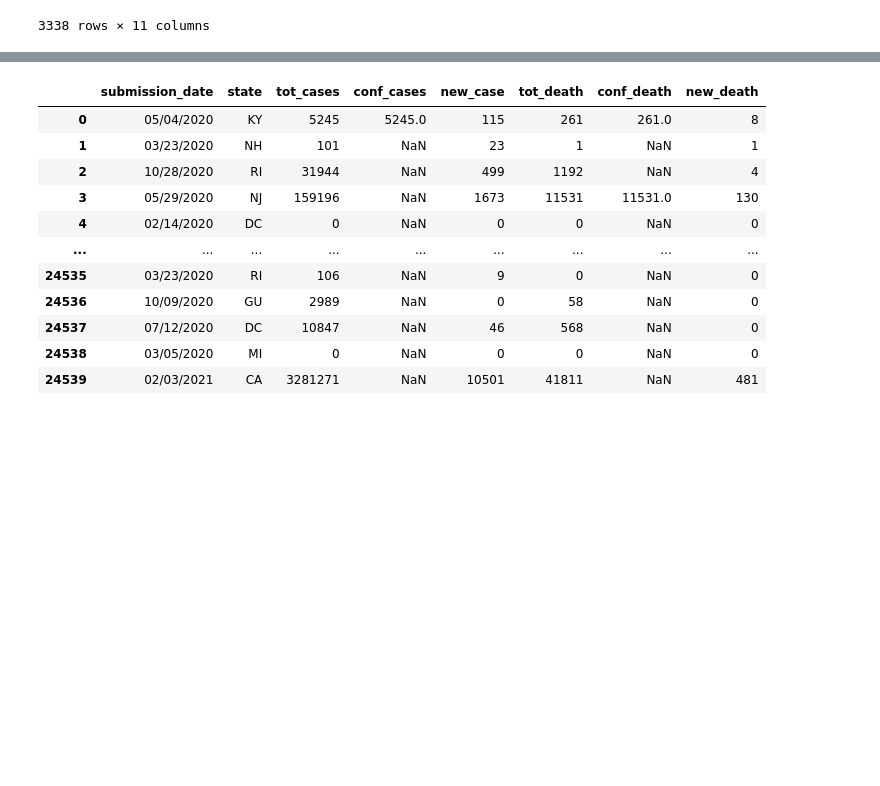
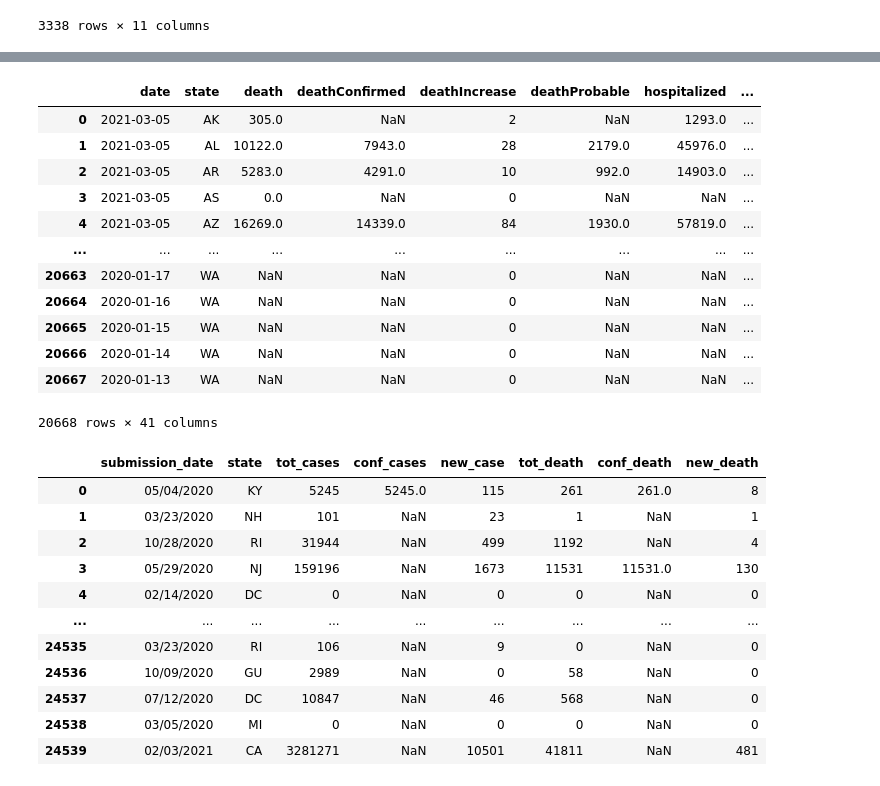
Before and after one commit to Marcellisv/Final_Projec, a Jupyter notebook: data/Charts_to_postgres.ipynb, the cells around one changed output, grey strips where cells are left out. Drawn from its saved outputs; the diff is of its cells as text; code cells hidden in the pictures; blank space fills up the shorter version.

```diff
--- a/Untitled1.ipynb
+++ b/data/Charts_to_postgres.ipynb
@@ -64 +64,24 @@ cases_df
+# %%
+start_date = "2021-1-12"
+end_date = "2021-3-5"
+
+after_start_date = cases_df["date"] >= start_date
+before_end_date = cases_df["date"] <= end_date
+between_two_dates = after_start_date & before_end_date
+filtered_dates = cases_df.loc[between_two_dates]
+cases_df
+# %% [output]
+|  | date | state | death | deathConfirmed | deathIncrease | deathProbable | hospitalized | ... |
+| 0 | 2021-03-05 | AK | 305.0 | NaN | 2 | NaN | 1293.0 | ... |
+| 1 | 2021-03-05 | AL | 10122.0 | 7943.0 | 28 | 2179.0 | 45976.0 | ... |
+| 2 | 2021-03-05 | AR | 5283.0 | 4291.0 | 10 | 992.0 | 14903.0 | ... |
+| 3 | 2021-03-05 | AS | 0.0 | NaN | 0 | NaN | NaN | ... |
+| 4 | 2021-03-05 | AZ | 16269.0 | 14339.0 | 84 | 1930.0 | 57819.0 | ... |
+| ... | ... | ... | ... | ... | ... | ... | ... | ... |
+| 20663 | 2020-01-17 | WA | NaN | NaN | 0 | NaN | NaN | ... |
+| 20664 | 2020-01-16 | WA | NaN | NaN | 0 | NaN | NaN | ... |
+| 20665 | 2020-01-15 | WA | NaN | NaN | 0 | NaN | NaN | ... |
+| 20666 | 2020-01-14 | WA | NaN | NaN | 0 | NaN | NaN | ... |
+| 20667 | 2020-01-13 | WA | NaN | NaN | 0 | NaN | NaN | ... |
+20668 rows × 41 columns
 # %%
```
Also changed, not shown: parts of 6 cells of this notebook, 5 other files.
